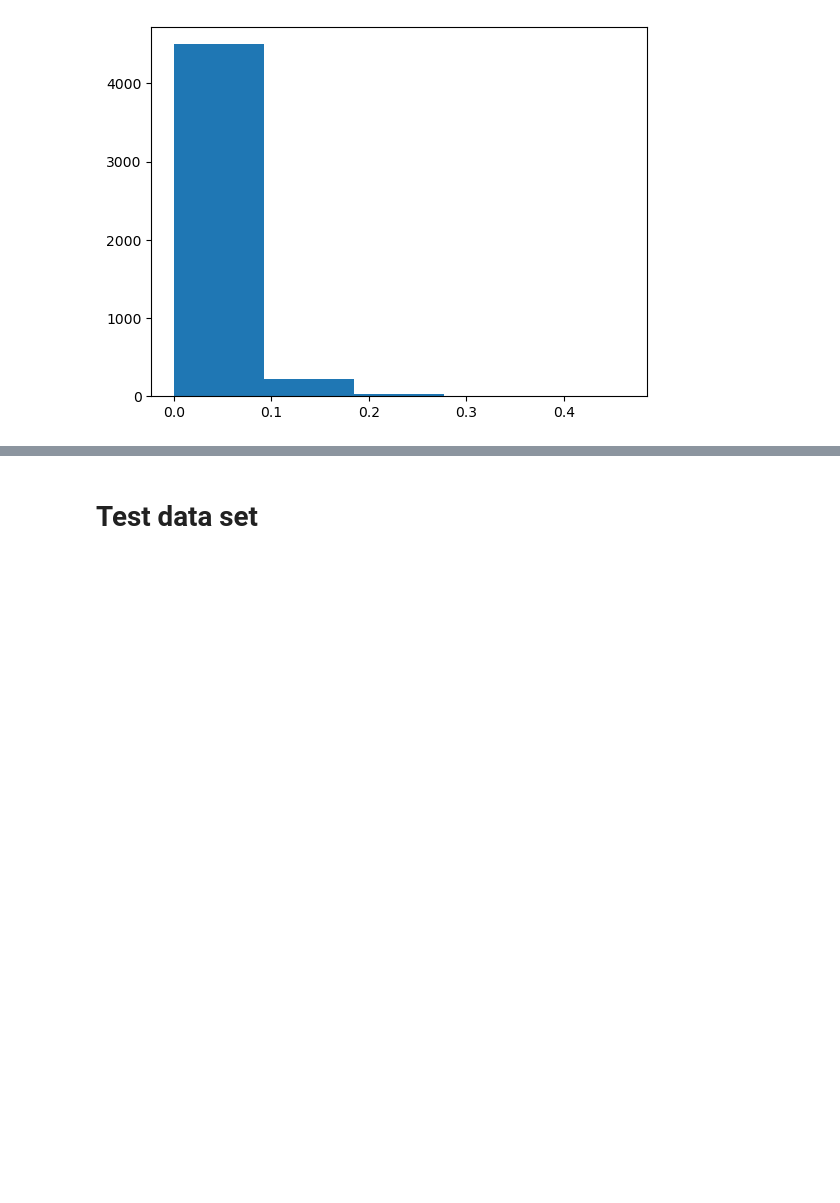
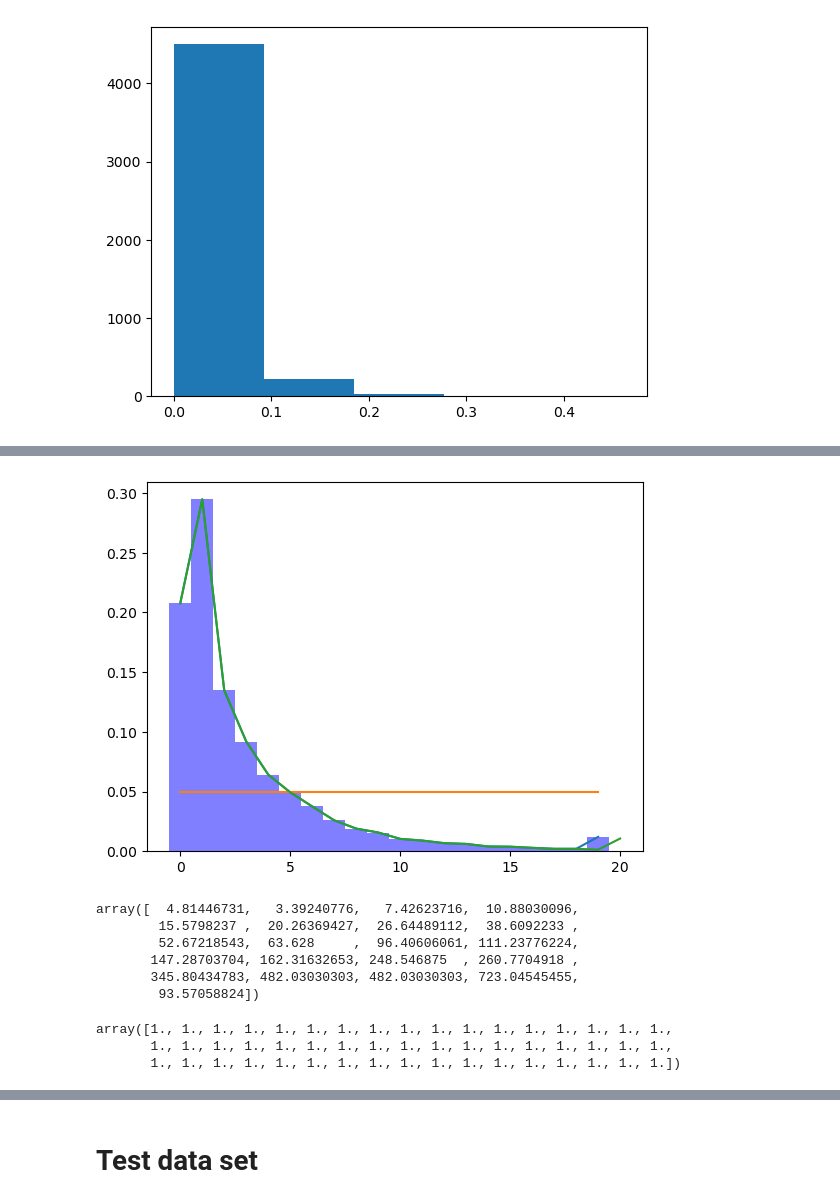
Before and after one commit to TimEngelmann/future-deforestation, a Jupyter notebook: notebooks/data_splitting.ipynb, the cells around one changed output, grey strips where cells are left out. Drawn from its saved outputs; the diff is of its cells as text; code cells hidden in the pictures; blank space fills up the shorter version.

```diff
--- a/notebooks/data_splitting.ipynb
+++ b/notebooks/data_splitting.ipynb
@@ -404,0 +415,11 @@ plt.show()
+# %%
+bins = np.arange(0,np.percentile(targets,99),0.01)
+targets_bin = np.digitize(targets, bins, right=True)
+bin_count = [np.count_nonzero(targets_bin == i) for i in np.arange(np.max(targets_bin)+1)]
+hist_values, hist_bins, container = plt.hist(targets_bin, alpha=0.5, bins=len(bins), color='blue', align='left', density=True)
+plt.plot(hist_values)
+plt.plot(hist_values * 1/np.maximum(0.00001, hist_values) / len(hist_values))
+plt.plot((np.array(bin_count)/np.sum(bin_count)))
+plt.show()
+# %% [output]
+[figure, added]
@@ -404,0 +429,15 @@ plt.show()
+# %%
+bin_weights
+# %% [output]
+array([  4.81446731,   3.39240776,   7.42623716,  10.88030096,
+        15.5798237 ,  20.26369427,  26.64489112,  38.6092233 ,
+        52.67218543,  63.628     ,  96.40606061, 111.23776224,
+       147.28703704, 162.31632653, 248.546875  , 260.7704918 ,
+       345.80434783, 482.03030303, 482.03030303, 723.04545455,
+        93.57058824])
+# %%
+np.maximum(1, hist_values)
+# %% [output]
+array([1., 1., 1., 1., 1., 1., 1., 1., 1., 1., 1., 1., 1., 1., 1., 1., 1.,
+       1., 1., 1., 1., 1., 1., 1., 1., 1., 1., 1., 1., 1., 1., 1., 1., 1.,
+       1., 1., 1., 1., 1., 1., 1., 1., 1., 1., 1., 1., 1., 1., 1., 1., 1.])
```
Also changed, not shown: parts of 9 cells of this notebook, 3 other files.
